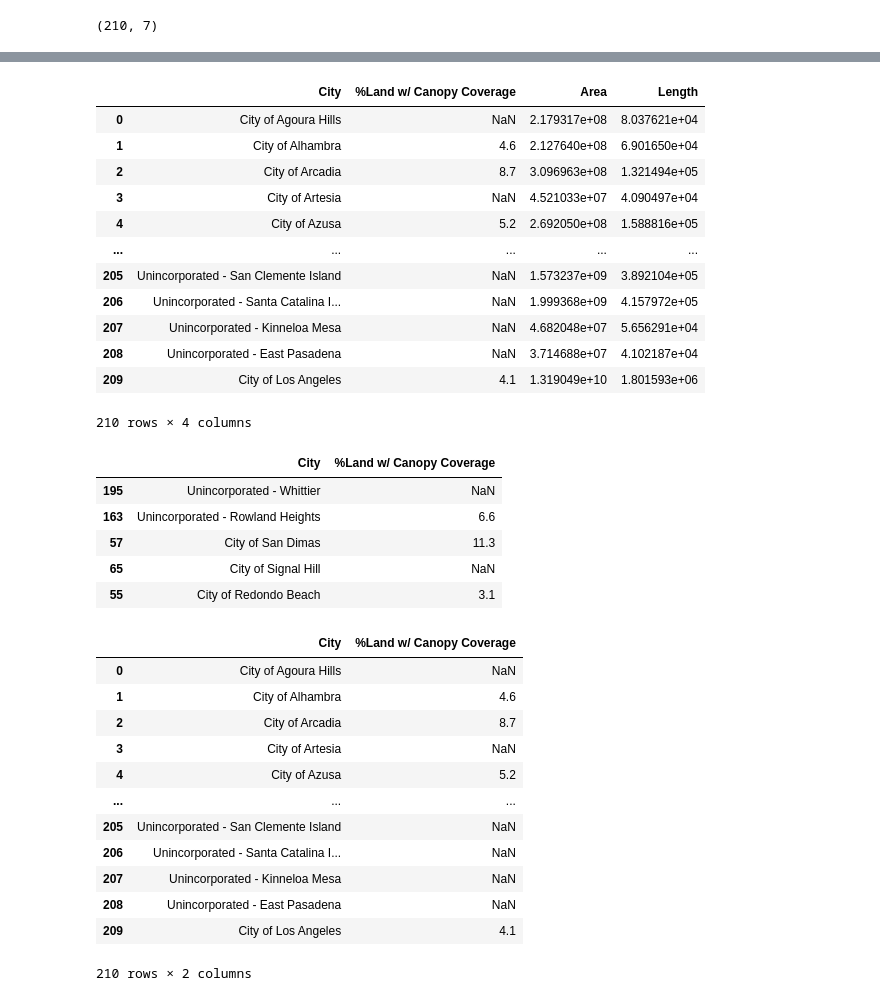
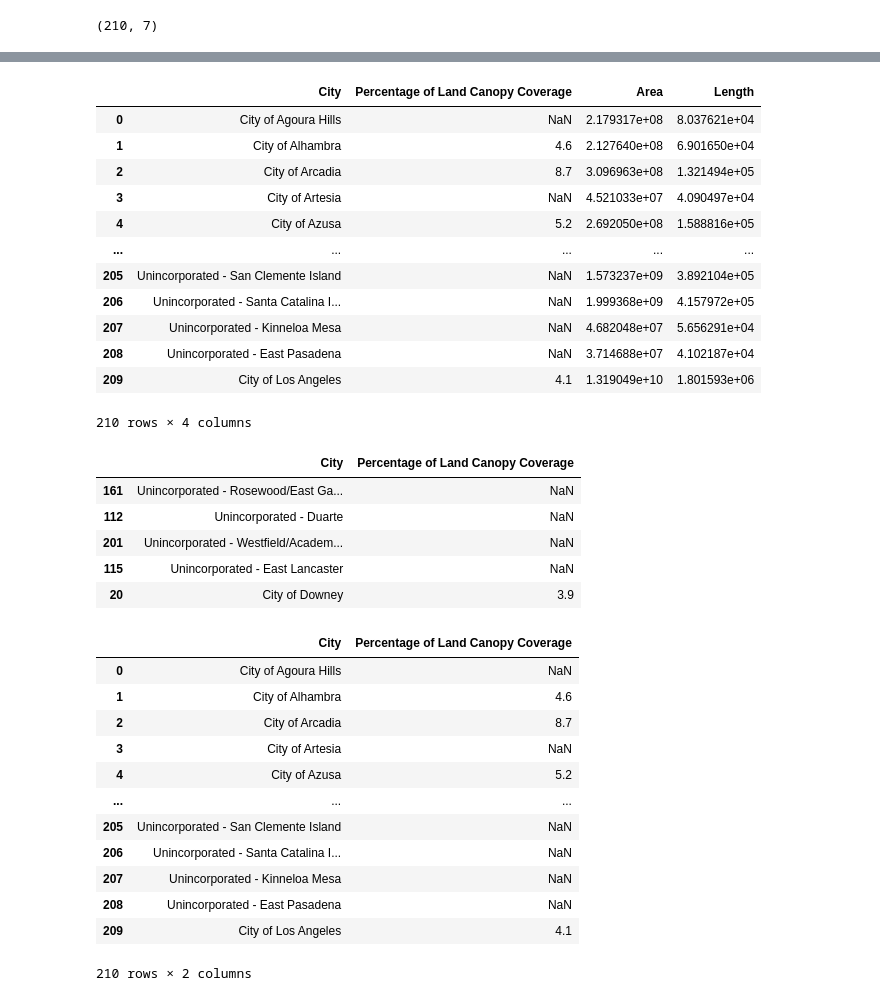
Before and after one commit to nickgiorgio310/ucla, a Jupyter notebook: week2/week2_assignment_cailyn.ipynb, the cells around one changed output, grey strips where cells are left out. Cells and saved outputs as stored; diff of their text form; code cells hidden in the pictures.

```diff
--- a/week2/week2_assignment_cailyn.ipynb
+++ b/week2/week2_assignment_cailyn.ipynb
@@ -38,2 +41,2 @@ df.head()
 # %%
-df = df.rename(columns={'Name': 'City', 'OBJECTID': 'Number', 'Shape__Area' : 'Area', 'Shape__Length' : 'Length', 'Percentage of Land With Tree Canopy Coverage(Weighted by Population Size)' : '%Land w/ Canopy Coverage'})
+df = df.rename(columns={'Name': 'City', 'OBJECTID': 'Number', 'Shape__Area' : 'Area', 'Shape__Length' : 'Length', 'Percentage of Land With Tree Canopy Coverage (Weighted by Population Size)' : 'Percentage of Land Canopy Coverage'})
@@ -129,9 +108,9 @@ dtypes: float64(3), int64(1), object(3)
 memory usage: 11.6+ KB
 # %%
 # show a dataframe with a subset of columns
-df[['City', '%Land w/ Canopy Coverage', 'Area', 'Length']]
+df[['City', 'Percentage of Land Canopy Coverage', 'Area', 'Length']]
 # %% [output]
-|  | City | %Land w/ Canopy Coverage | Area | Length |
+|  | City | Percentage of Land Canopy Coverage | Area | Length |
 | 0 | City of Agoura Hills | NaN | 2.179317e+08 | 8.037621e+04 |
 | 1 | City of Alhambra | 4.6 | 2.127640e+08 | 6.901650e+04 |
 | 2 | City of Arcadia | 8.7 | 3.096963e+08 | 1.321494e+05 |
@@ -146,23 +125,23 @@ df[['City', '%Land w/ Canopy Coverage', 'Area', 'Length']]
 210 rows × 4 columns
 # %%
 # list of desired column names
-desired_columns = ['City', '%Land w/ Canopy Coverage']
+desired_columns = ['City', 'Percentage of Land Canopy Coverage']
 
 #subset based on desired columns
 df[desired_columns].sample(5)
 # %% [output]
-|  | City | %Land w/ Canopy Coverage |
-| 195 | Unincorporated - Whittier | NaN |
-| 163 | Unincorporated - Rowland Heights | 6.6 |
-| 57 | City of San Dimas | 11.3 |
-| 65 | City of Signal Hill | NaN |
-| 55 | City of Redondo Beach | 3.1 |
+|  | City | Percentage of Land Canopy Coverage |
+| 161 | Unincorporated - Rosewood/East Ga... | NaN |
+| 112 | Unincorporated - Duarte | NaN |
+| 201 | Unincorporated - Westfield/Academ... | NaN |
+| 115 | Unincorporated - East Lancaster | NaN |
+| 20 | City of Downey | 3.9 |
 # %%
 #create new variable as a copy of desired_columns
 df_trimmed=df[desired_columns].copy()
 df_trimmed
 # %% [output]
-|  | City | %Land w/ Canopy Coverage |
+|  | City | Percentage of Land Canopy Coverage |
 | 0 | City of Agoura Hills | NaN |
 | 1 | City of Alhambra | 4.6 |
 | 2 | City of Arcadia | 8.7 |
```
Also changed, not shown: parts of 22 cells of this notebook.
